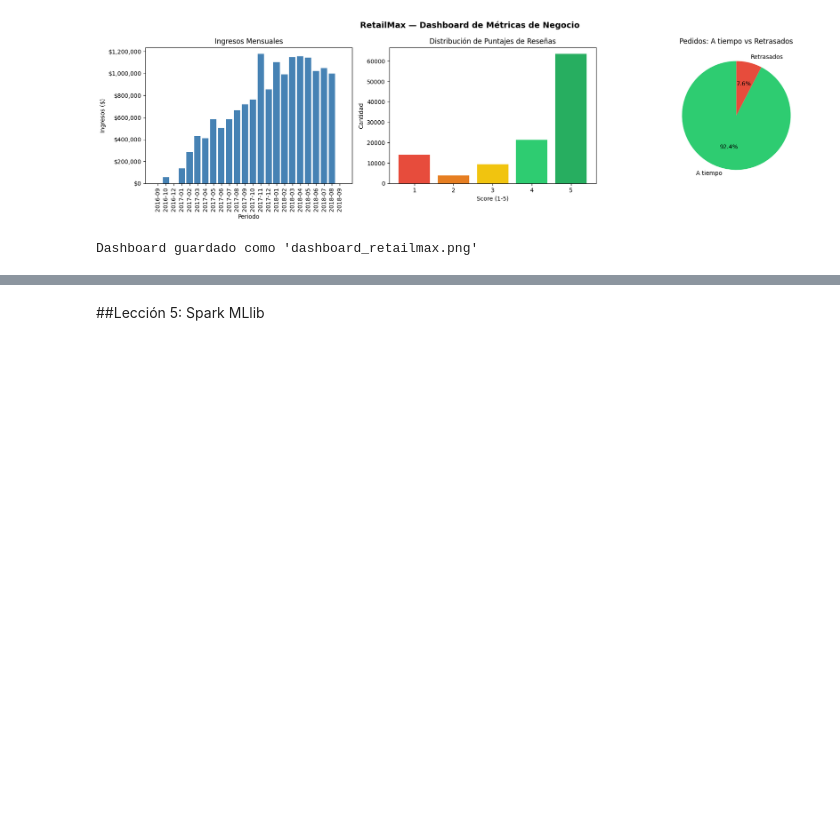
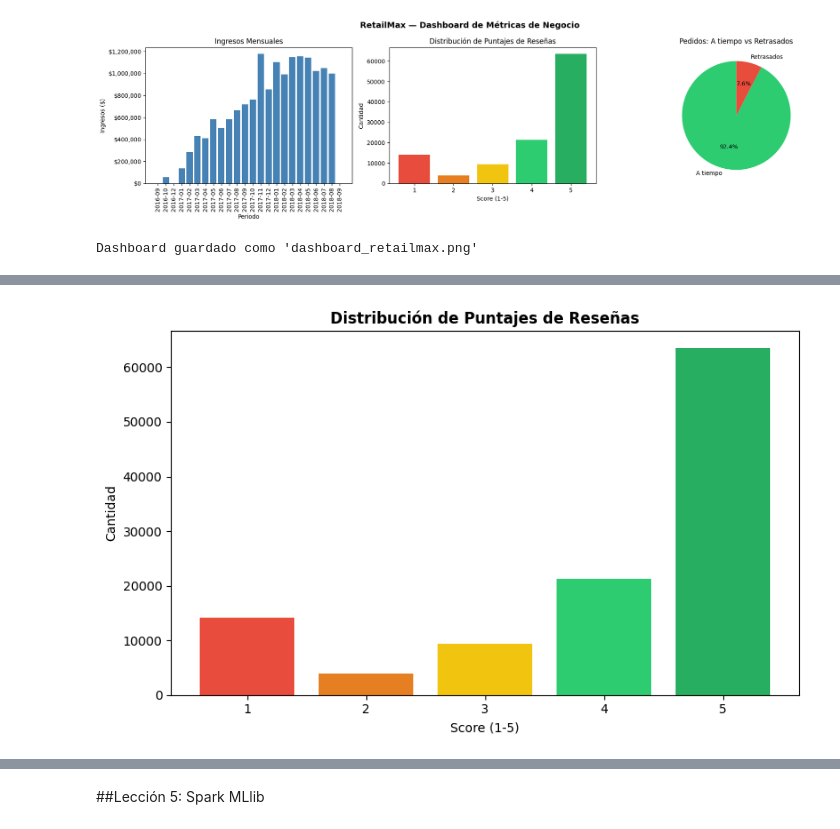
Before and after one commit to luisleonb/Proyecto_M9_ABP, a Jupyter notebook: Proyecto_M9_ABP.ipynb, the cells around one changed output, grey strips where cells are left out. Drawn from its saved outputs; the diff is of its cells as text; code cells hidden in the pictures; blank space fills up the shorter version.

```diff
--- a/Proyecto_M9_ABP.ipynb
+++ b/Proyecto_M9_ABP.ipynb
@@ -612,0 +632,12 @@ Dashboard guardado como 'dashboard_retailmax.png'
+# %%
+plt.figure(figsize=(8, 5))
+colors_score = ['#e74c3c','#e67e22','#f1c40f','#2ecc71','#27ae60']
+plt.bar(score_data['review_score'], score_data['cantidad'], color=colors_score)
+plt.title("Distribución de Puntajes de Reseñas", fontsize=12, fontweight='bold')
+plt.xlabel("Score (1-5)")
+plt.ylabel("Cantidad")
+plt.xticks([1,2,3,4,5])
+plt.tight_layout()
+plt.show()
+# %% [output]
+[figure, added]
```
Also changed, not shown: parts of 15 cells of this notebook.
